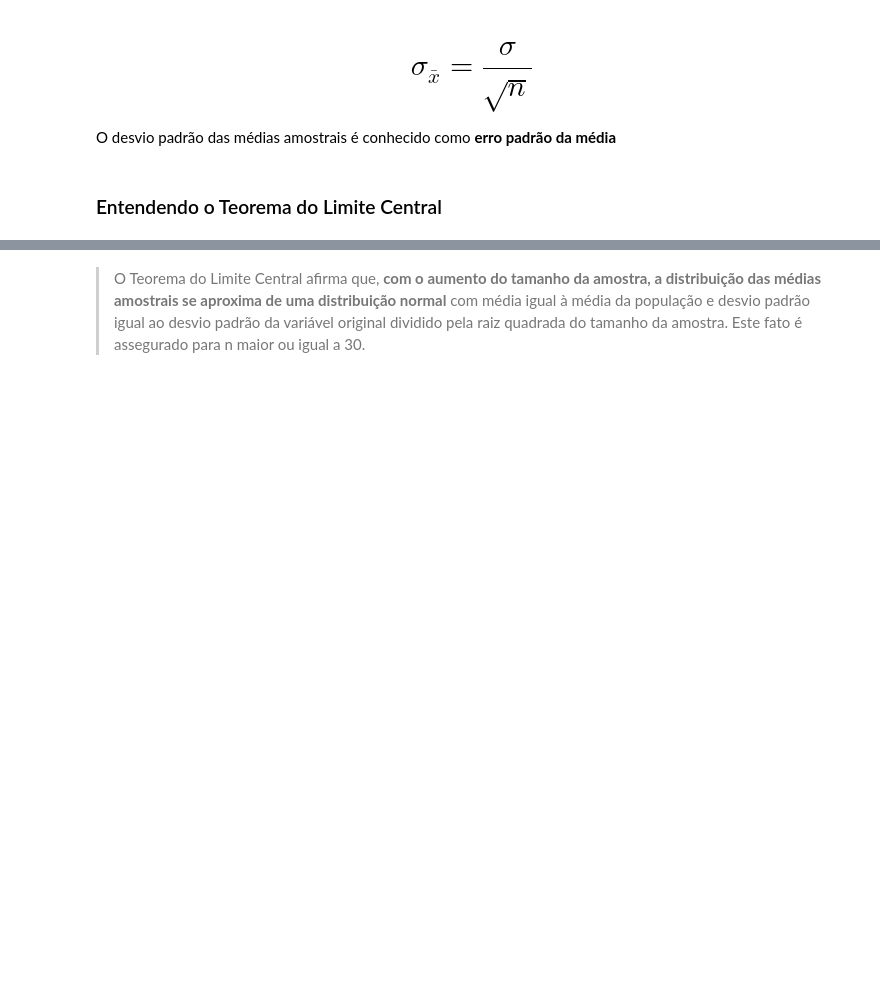
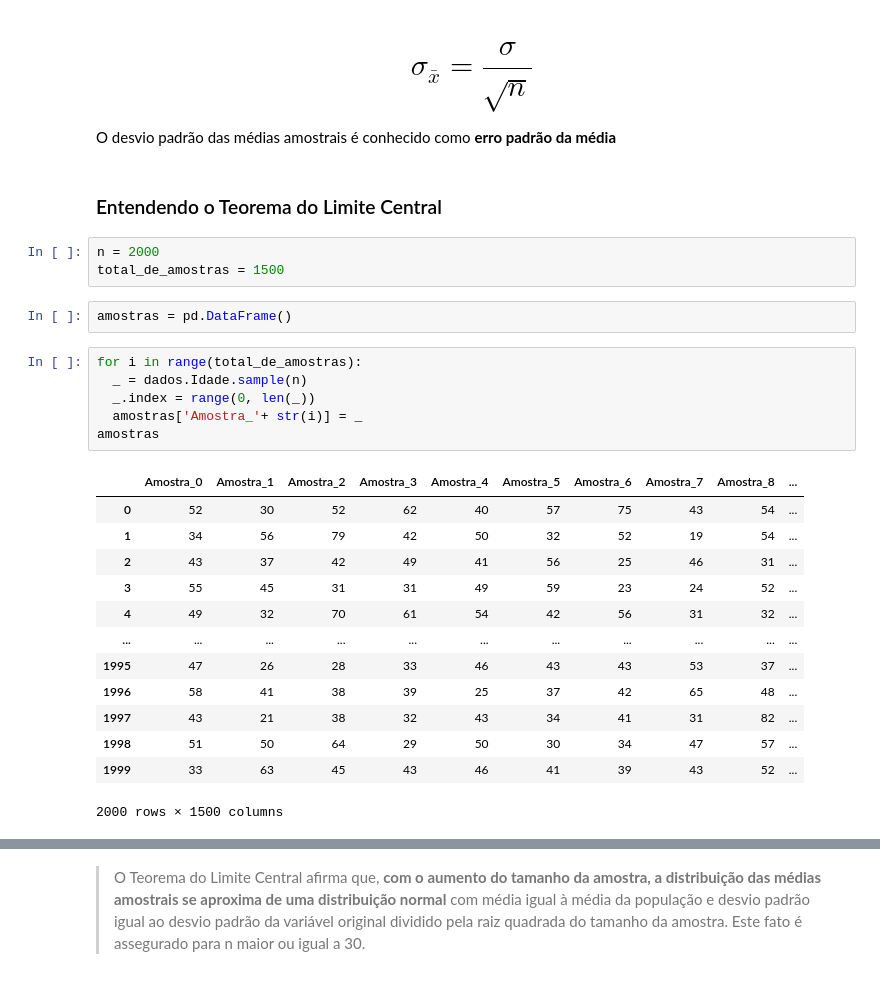
Before and after one commit to GabrielVideira/PythonDataScience, a Jupyter notebook: Estatística/Curso_de_Estatística_Parte_2.ipynb, the cells around one changed output, grey strips where cells are left out. Saved outputs shown, nothing was run; the diff lists cells and outputs as text; blank space fills up the shorter version.

```diff
--- a/Estatística/Curso_de_Estatística_Parte_2.ipynb
+++ b/Estatística/Curso_de_Estatística_Parte_2.ipynb
@@ -914,3 +914,28 @@ Suponha que os pesos dos sacos de arroz de uma indústria alimentícia se distri
 O desvio padrão das médias amostrais é conhecido como **erro padrão da média**
 # %% [markdown]
 ### Entendendo o Teorema do Limite Central
+# %%
+n = 2000
+total_de_amostras = 1500
+# %%
+amostras = pd.DataFrame()
+# %%
+for i in range(total_de_amostras):
+  _ = dados.Idade.sample(n)
+  _.index = range(0, len(_))
+  amostras['Amostra_'+ str(i)] = _
+amostras
+# %% [output]
+|  | Amostra_0 | Amostra_1 | Amostra_2 | Amostra_3 | Amostra_4 | Amostra_5 | Amostra_6 | Amostra_7 | Amostra_8 | ... |
+| 0 | 52 | 30 | 52 | 62 | 40 | 57 | 75 | 43 | 54 | ... |
+| 1 | 34 | 56 | 79 | 42 | 50 | 32 | 52 | 19 | 54 | ... |
+| 2 | 43 | 37 | 42 | 49 | 41 | 56 | 25 | 46 | 31 | ... |
+| 3 | 55 | 45 | 31 | 31 | 49 | 59 | 23 | 24 | 52 | ... |
+| 4 | 49 | 32 | 70 | 61 | 54 | 42 | 56 | 31 | 32 | ... |
+| ... | ... | ... | ... | ... | ... | ... | ... | ... | ... | ... |
+| 1995 | 47 | 26 | 28 | 33 | 46 | 43 | 43 | 53 | 37 | ... |
+| 1996 | 58 | 41 | 38 | 39 | 25 | 37 | 42 | 65 | 48 | ... |
+| 1997 | 43 | 21 | 38 | 32 | 43 | 34 | 41 | 31 | 82 | ... |
+| 1998 | 51 | 50 | 64 | 29 | 50 | 30 | 34 | 47 | 57 | ... |
+| 1999 | 33 | 63 | 45 | 43 | 46 | 41 | 39 | 43 | 52 | ... |
+2000 rows × 1500 columns
```
Also changed, not shown: parts of 24 cells of this notebook.
